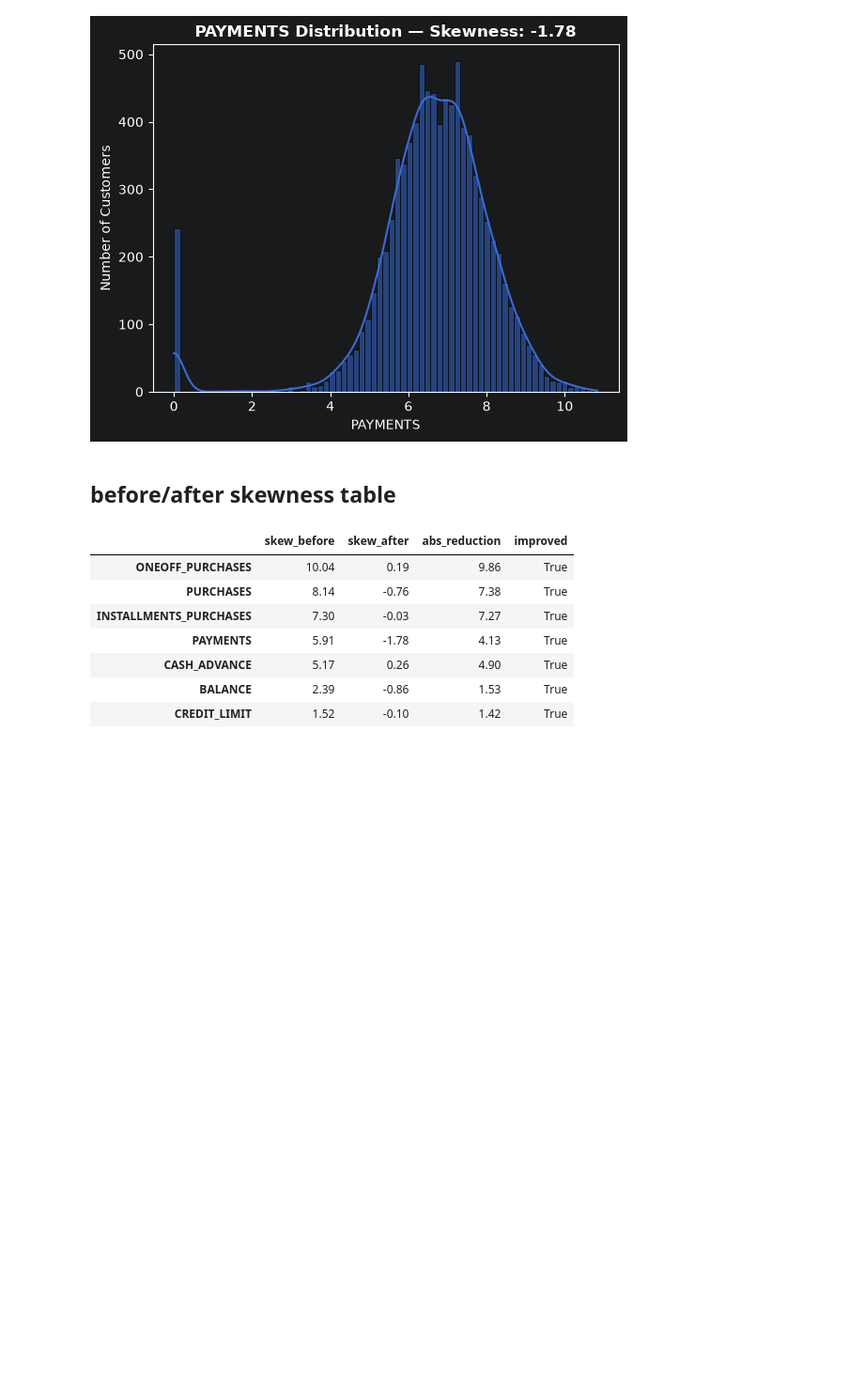
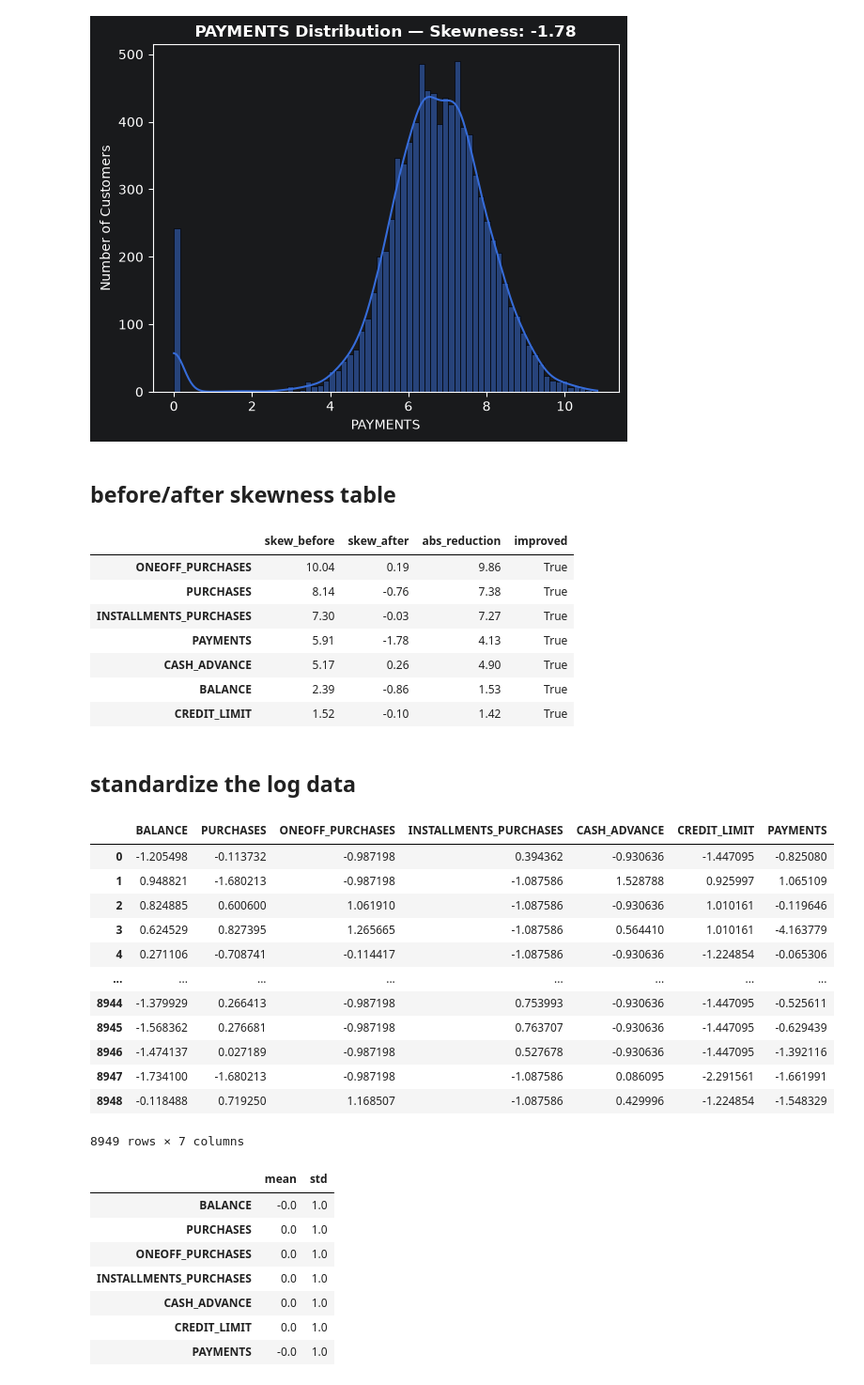
Before and after one commit to oelaimar/CardProfiler, a Jupyter notebook: notebooks/02_preprocessing.ipynb, the cells around one changed output. Shown at 94% size. Saved outputs shown, nothing was run; the diff lists cells and outputs as text; code cells hidden in the pictures; blank space fills up the shorter version.

Commit message:
feat: add StandardScaler feature scaling with preprocessing notebook

```diff
--- a/notebooks/02_preprocessing.ipynb
+++ b/notebooks/02_preprocessing.ipynb
@@ -68,3 +69,33 @@ skew_table
 | CASH_ADVANCE | 5.17 | 0.26 | 4.90 | True |
 | BALANCE | 2.39 | -0.86 | 1.53 | True |
 | CREDIT_LIMIT | 1.52 | -0.10 | 1.42 | True |
+# %% [markdown]
+## standardize the log data
+# %%
+df_prepare_clustering, scaler = scale_features(df_prepare_clustering)
+
+display(df_prepare_clustering)
+check = df_prepare_clustering.agg(["mean", "std"]).T.round(3)
+check
+# %% [output]
+|  | BALANCE | PURCHASES | ONEOFF_PURCHASES | INSTALLMENTS_PURCHASES | CASH_ADVANCE | CREDIT_LIMIT | PAYMENTS |
+| 0 | -1.205498 | -0.113732 | -0.987198 | 0.394362 | -0.930636 | -1.447095 | -0.825080 |
+| 1 | 0.948821 | -1.680213 | -0.987198 | -1.087586 | 1.528788 | 0.925997 | 1.065109 |
+| 2 | 0.824885 | 0.600600 | 1.061910 | -1.087586 | -0.930636 | 1.010161 | -0.119646 |
+| 3 | 0.624529 | 0.827395 | 1.265665 | -1.087586 | 0.564410 | 1.010161 | -4.163779 |
+| 4 | 0.271106 | -0.708741 | -0.114417 | -1.087586 | -0.930636 | -1.224854 | -0.065306 |
+| ... | ... | ... | ... | ... | ... | ... | ... |
+| 8944 | -1.379929 | 0.266413 | -0.987198 | 0.753993 | -0.930636 | -1.447095 | -0.525611 |
+| 8945 | -1.568362 | 0.276681 | -0.987198 | 0.763707 | -0.930636 | -1.447095 | -0.629439 |
+| 8946 | -1.474137 | 0.027189 | -0.987198 | 0.527678 | -0.930636 | -1.447095 | -1.392116 |
+| 8947 | -1.734100 | -1.680213 | -0.987198 | -1.087586 | 0.086095 | -2.291561 | -1.661991 |
+| 8948 | -0.118488 | 0.719250 | 1.168507 | -1.087586 | 0.429996 | -1.224854 | -1.548329 |
+8949 rows × 7 columns
+|  | mean | std |
+| BALANCE | -0.0 | 1.0 |
+| PURCHASES | 0.0 | 1.0 |
+| ONEOFF_PURCHASES | 0.0 | 1.0 |
+| INSTALLMENTS_PURCHASES | 0.0 | 1.0 |
+| CASH_ADVANCE | 0.0 | 1.0 |
+| CREDIT_LIMIT | 0.0 | 1.0 |
+| PAYMENTS | -0.0 | 1.0 |
```
Also changed, not shown: parts of 1 cell of this notebook, 1 other file.
